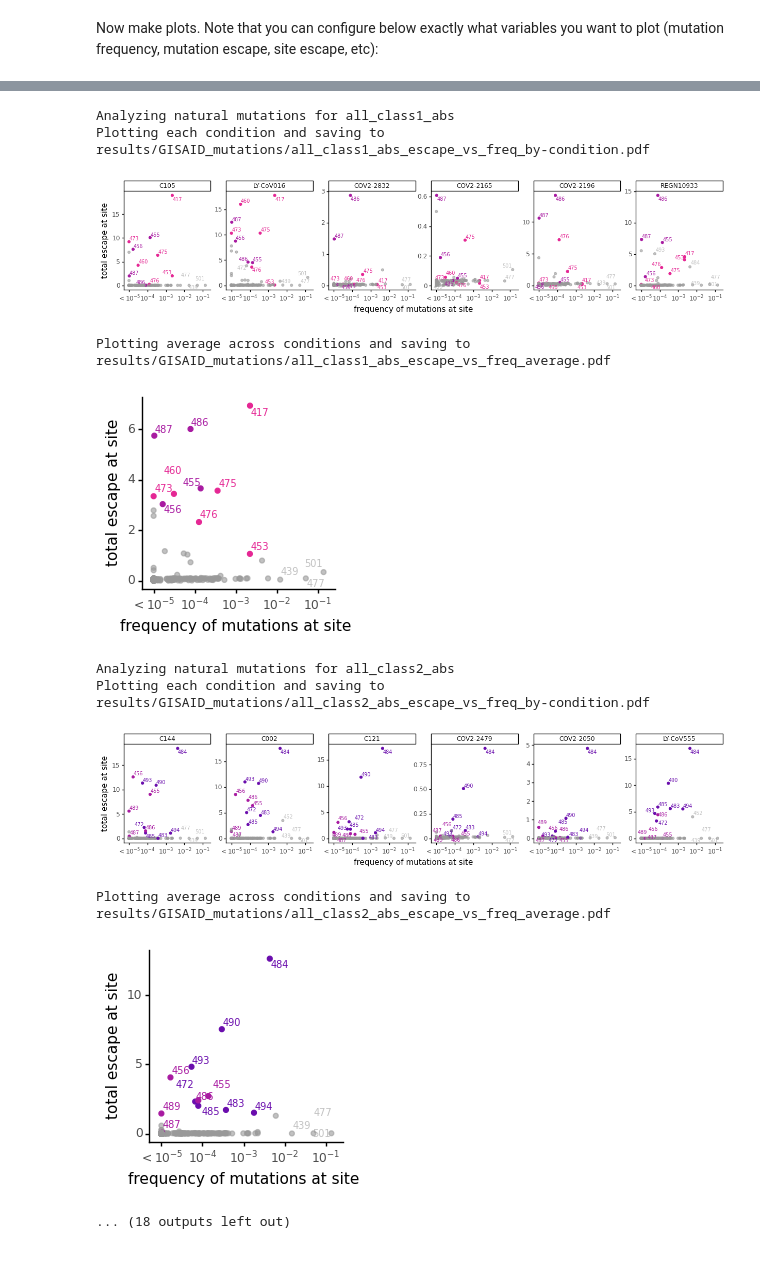
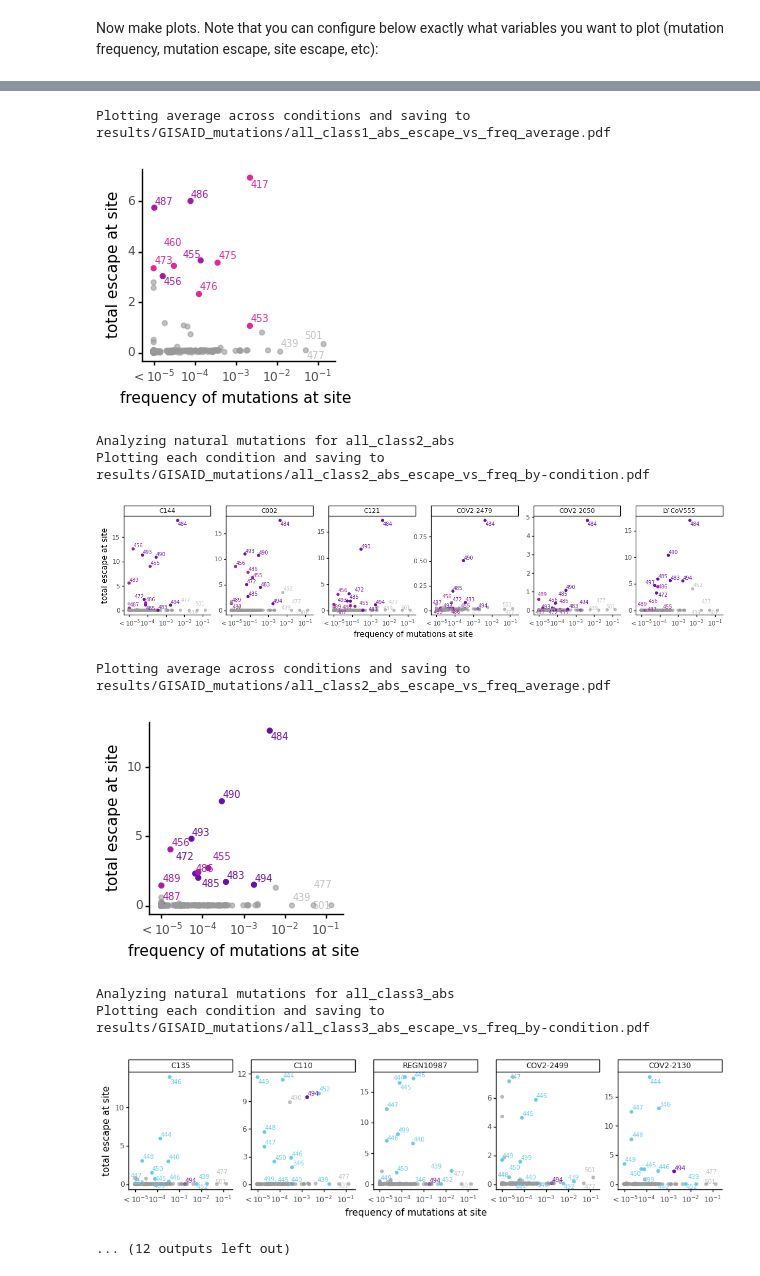
Before and after one commit to jbloomlab/SARS-CoV-2-RBD_MAP_Rockefeller, a Jupyter notebook: natural_mutations.ipynb, the cells around one changed output, grey strips where cells are left out. Cells and saved outputs as stored; diff of their text form; code cells hidden in the pictures.

Commit message:
enable plotting for average only in natural mutations

```diff
--- a/natural_mutations.ipynb
+++ b/natural_mutations.ipynb
@@ -304,6 +304,7 @@ default_analysis_specs = {
     'default_alpha': 0.5,  # default alpha if not specified
     'set_point_color': {},  # set color; key by site / mutation, value is color
     'set_point_alpha': {},  # set alpha; key by site / mutations, value is alpha
+    'plot_average_only': False,  # only plot average of conditions, not individual ones
     }
 label_minfreq = 5e-5  # label points with frequency >= this
 label_minescape = 0.05  # label points with escape >= this
@@ -336,6 +337,9 @@ for name, specs in escape_profiles_config.items():
     assert len(conditions) == df['condition'].nunique()
 
     for avg_conditions in (False, True):
+
+        if analysis_specs['plot_average_only'] and not avg_conditions:
+            continue
 
         if avg_conditions:
             plot_df = df.groupby(ptlabel, as_index=False).aggregate({analysis_specs['freq']: 'mean',
@@ -420,11 +425,11 @@ Plotting average across conditions and saving to results/GISAID_mutations/Nussen
-Analyzing natural mutations for all_class1_abs
-Plotting each condition and saving to results/GISAID_mutations/all_class1_abs_escape_vs_freq_by-condition.pdf
+Plotting average across conditions and saving to results/GISAID_mutations/all_class1_abs_escape_vs_freq_average.pdf
-[figure, old version]
+[figure, new version]
-Plotting average across conditions and saving to results/GISAID_mutations/all_class1_abs_escape_vs_freq_average.pdf
+Analyzing natural mutations for all_class2_abs
+Plotting each condition and saving to results/GISAID_mutations/all_class2_abs_escape_vs_freq_by-condition.pdf
-[figure, old version]
+[figure, new version]
-Analyzing natural mutations for all_class2_abs
-Plotting each condition and saving to results/GISAID_mutations/all_class2_abs_escape_vs_freq_by-condition.pdf
+Plotting average across conditions and saving to results/GISAID_mutations/all_class2_abs_escape_vs_freq_average.pdf
-[figure, old version]
+[figure, new version]
-Plotting average across conditions and saving to results/GISAID_mutations/all_class2_abs_escape_vs_freq_average.pdf
+Analyzing natural mutations for all_class3_abs
+Plotting each condition and saving to results/GISAID_mutations/all_class3_abs_escape_vs_freq_by-condition.pdf
-[figure, old version]
+[figure, new version]
-... (18 outputs left out)
+... (12 outputs left out)
```
Also changed, not shown: parts of 1 cell of this notebook, 17 other files.
